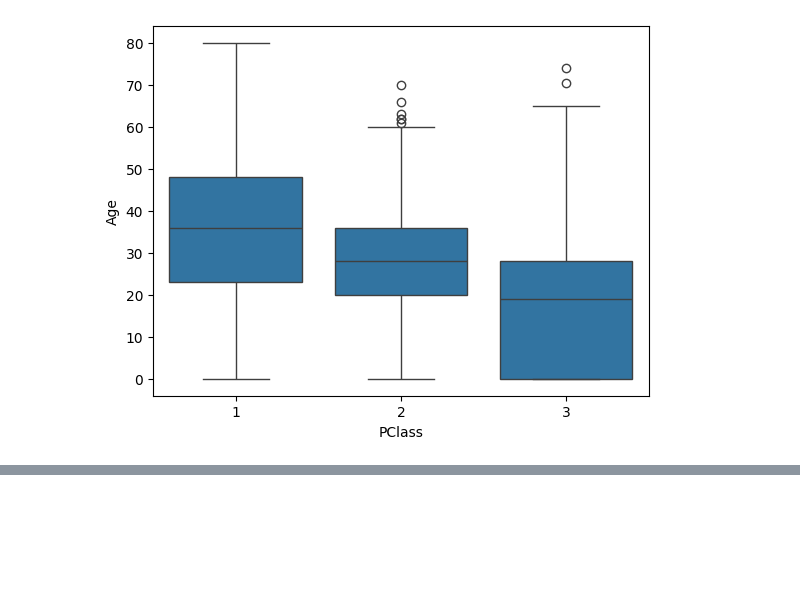
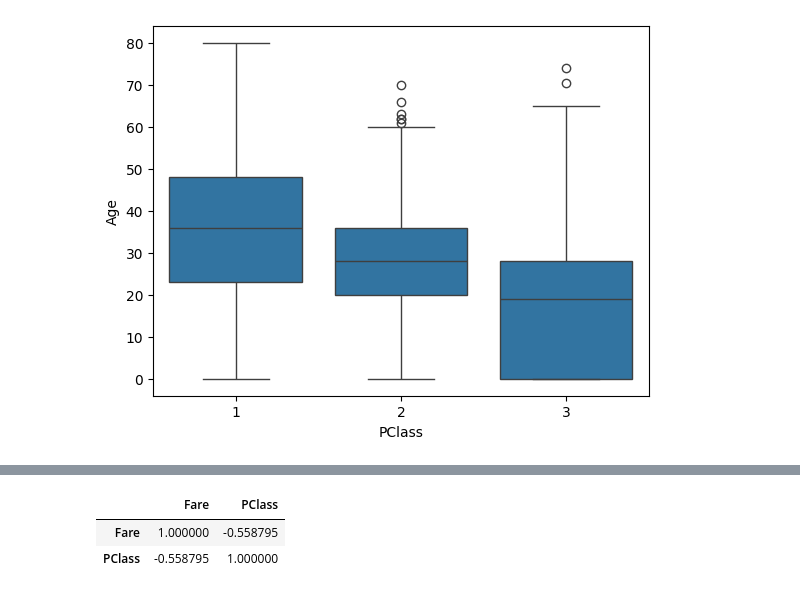
Before and after one commit to StefanoBertaccini1998/python, a Jupyter notebook: titanic/titanic.ipynb, the cells around one changed output, grey strips where cells are left out. Drawn from its saved outputs; the diff is of its cells as text; code cells hidden in the pictures; blank space fills up the shorter version.

```diff
--- a/titanic/titanic.ipynb
+++ b/titanic/titanic.ipynb
@@ -69,0 +122,8 @@ sns.boxplot(data=titanic,x="PClass",y="Age")
+# %%
+price_corr = titanic.loc[:,["Fare", "PClass"]]
+price_corr = titanic[["Fare", "PClass"]]
+price_corr.corr()
+# %% [output]
+|  | Fare | PClass |
+| Fare | 1.000000 | -0.558795 |
+| PClass | -0.558795 | 1.000000 |
```
Also changed, not shown: parts of 6 cells of this notebook, 1 other file.
